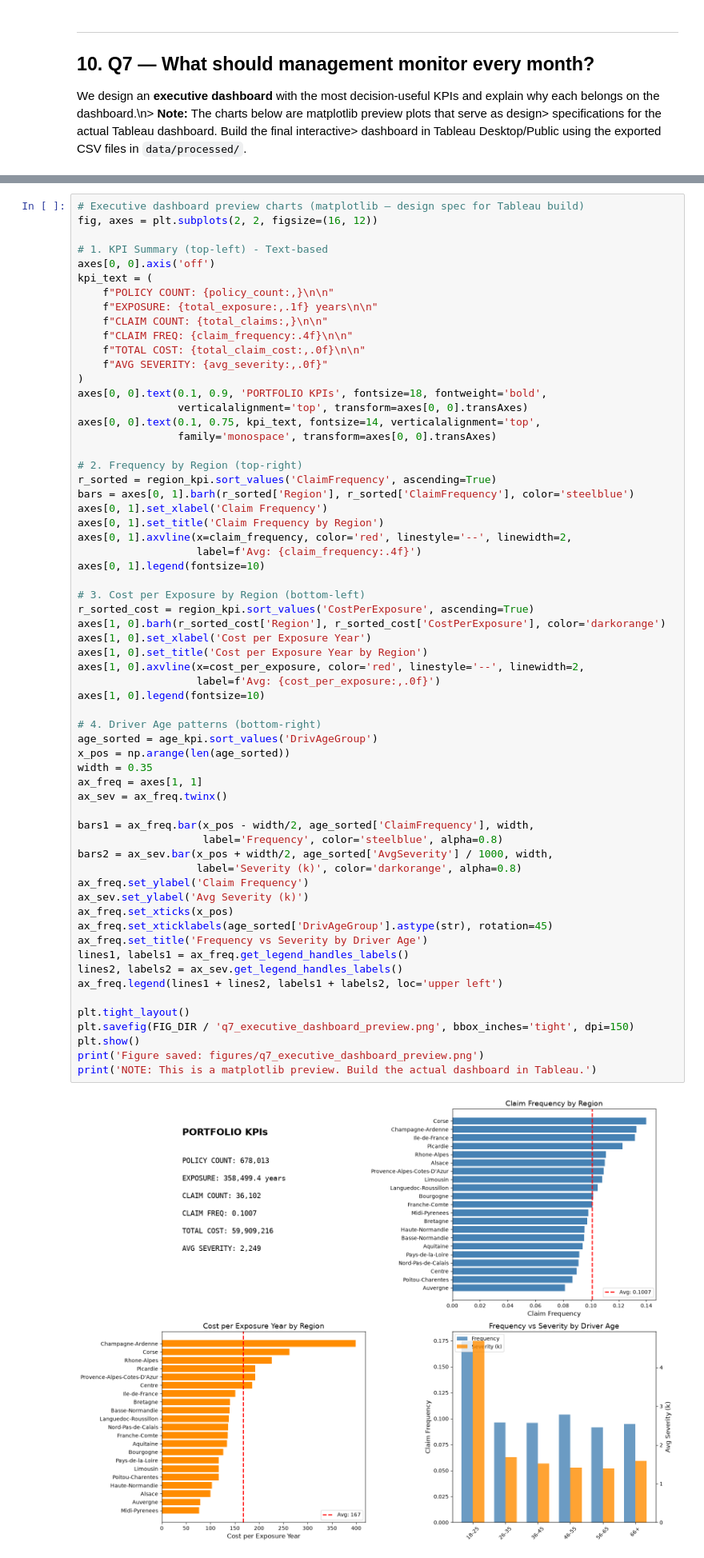
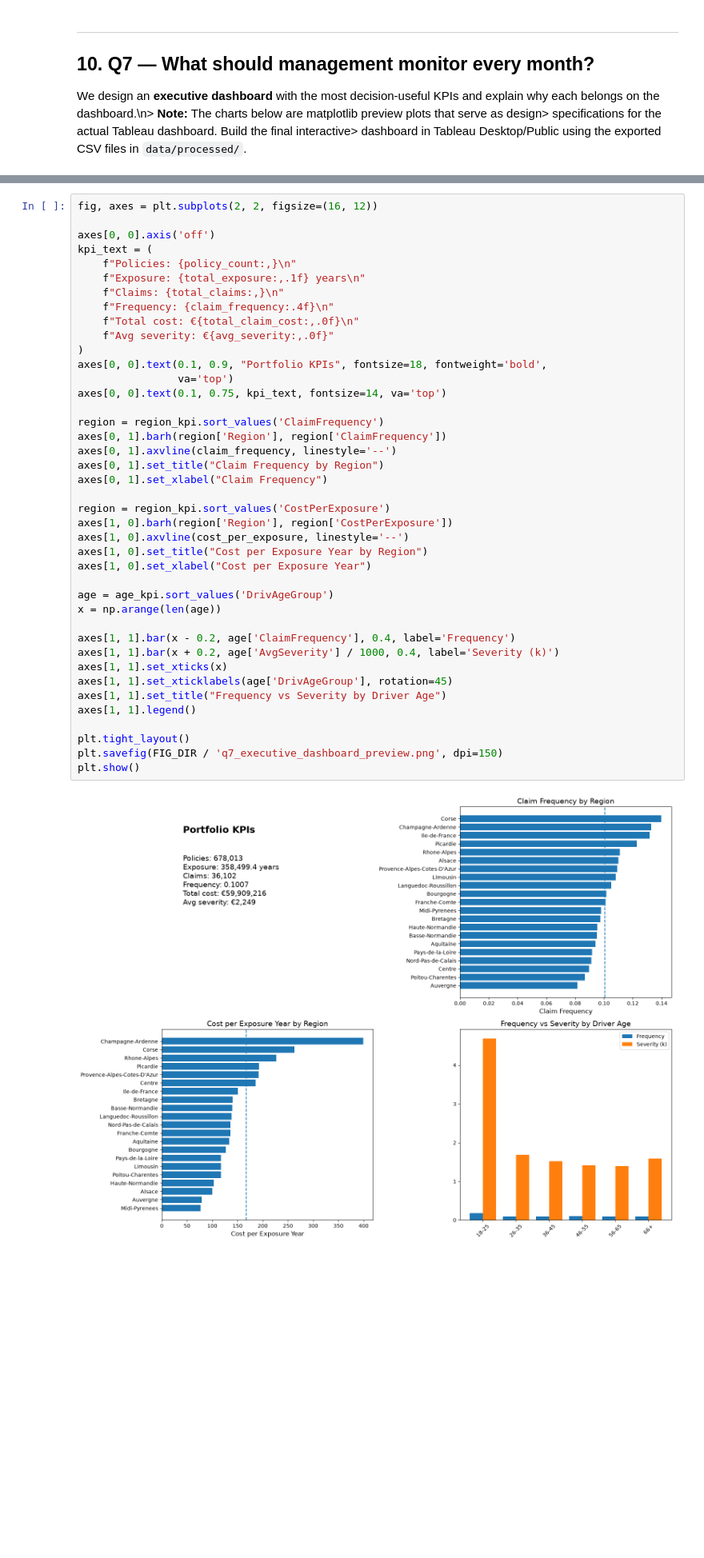
Before and after one commit to AradPilevarJavid/studybuild-data-analysis-, a Jupyter notebook: notebooks/analysis.ipynb, the cells around one changed output, grey strips where cells are left out. Shown at 80% size. Drawn from its saved outputs; the diff is of its cells as text; blank space fills up the shorter version.

```diff
--- a/notebooks/analysis.ipynb
+++ b/notebooks/analysis.ipynb
@@ -1135,64 +980,43 @@ DASHBOARD ACTIONS:
 # %%
-# Executive dashboard preview charts (matplotlib — design spec for Tableau build)
 fig, axes = plt.subplots(2, 2, figsize=(16, 12))
 
-# 1. KPI Summary (top-left) - Text-based
 axes[0, 0].axis('off')
 kpi_text = (
-    f"POLICY COUNT: {policy_count:,}\n\n"
-    f"EXPOSURE: {total_exposure:,.1f} years\n\n"
-    f"CLAIM COUNT: {total_claims:,}\n\n"
-    f"CLAIM FREQ: {claim_frequency:.4f}\n\n"
-    f"TOTAL COST: {total_claim_cost:,.0f}\n\n"
-    f"AVG SEVERITY: {avg_severity:,.0f}"
+    f"Policies: {policy_count:,}\n"
+    f"Exposure: {total_exposure:,.1f} years\n"
+    f"Claims: {total_claims:,}\n"
+    f"Frequency: {claim_frequency:.4f}\n"
+    f"Total cost: €{total_claim_cost:,.0f}\n"
+    f"Avg severity: €{avg_severity:,.0f}"
 )
-axes[0, 0].text(0.1, 0.9, 'PORTFOLIO KPIs', fontsize=18, fontweight='bold',
-                verticalalignment='top', transform=axes[0, 0].transAxes)
-axes[0, 0].text(0.1, 0.75, kpi_text, fontsize=14, verticalalignment='top',
-                family='monospace', transform=axes[0, 0].transAxes)
+axes[0, 0].text(0.1, 0.9, "Portfolio KPIs", fontsize=18, fontweight='bold',
+                va='top')
+axes[0, 0].text(0.1, 0.75, kpi_text, fontsize=14, va='top')
 
-# 2. Frequency by Region (top-right)
-r_sorted = region_kpi.sort_values('ClaimFrequency', ascending=True)
-bars = axes[0, 1].barh(r_sorted['Region'], r_sorted['ClaimFrequency'], color='steelblue')
-axes[0, 1].set_xlabel('Claim Frequency')
-axes[0, 1].set_title('Claim Frequency by Region')
-axes[0, 1].axvline(x=claim_frequency, color='red', linestyle='--', linewidth=2,
-                   label=f'Avg: {claim_frequency:.4f}')
-axes[0, 1].legend(fontsize=10)
+region = region_kpi.sort_values('ClaimFrequency')
+axes[0, 1].barh(region['Region'], region['ClaimFrequency'])
+axes[0, 1].axvline(claim_frequency, linestyle='--')
+axes[0, 1].set_title("Claim Frequency by Region")
+axes[0, 1].set_xlabel("Claim Frequency")
 
-# 3. Cost per Exposure by Region (bottom-left)
-r_sorted_cost = region_kpi.sort_values('CostPerExposure', ascending=True)
-axes[1, 0].barh(r_sorted_cost['Region'], r_sorted_cost['CostPerExposure'], color='darkorange')
-axes[1, 0].set_xlabel('Cost per Exposure Year')
-axes[1, 0].set_title('Cost per Exposure Year by Region')
-axes[1, 0].axvline(x=cost_per_exposure, color='red', linestyle='--', linewidth=2,
-                   label=f'Avg: {cost_per_exposure:,.0f}')
-axes[1, 0].legend(fontsize=10)
+region = region_kpi.sort_values('CostPerExposure')
+axes[1, 0].barh(region['Region'], region['CostPerExposure'])
+axes[1, 0].axvline(cost_per_exposure, linestyle='--')
+axes[1, 0].set_title("Cost per Exposure Year by Region")
+axes[1, 0].set_xlabel("Cost per Exposure Year")
 
-# 4. Driver Age patterns (bottom-right)
-age_sorted = age_kpi.sort_values('DrivAgeGroup')
-x_pos = np.arange(len(age_sorted))
-width = 0.35
-ax_freq = axes[1, 1]
-ax_sev = ax_freq.twinx()
+age = age_kpi.sort_values('DrivAgeGroup')
+x = np.arange(len(age))
 
-bars1 = ax_freq.bar(x_pos - width/2, age_sorted['ClaimFrequency'], width,
-                    label='Frequency', color='steelblue', alpha=0.8)
-bars2 = ax_sev.bar(x_pos + width/2, age_sorted['AvgSeverity'] / 1000, width,
-                   label='Severity (k)', color='darkorange', alpha=0.8)
-ax_freq.set_ylabel('Claim Frequency')
-ax_sev.set_ylabel('Avg Severity (k)')
-ax_freq.set_xticks(x_pos)
-ax_freq.set_xticklabels(age_sorted['DrivAgeGroup'].astype(str), rotation=45)
-ax_freq.set_title('Frequency vs Severity by Driver Age')
-lines1, labels1 = ax_freq.get_legend_handles_labels()
-lines2, labels2 = ax_sev.get_legend_handles_labels()
-ax_freq.legend(lines1 + lines2, labels1 + labels2, loc='upper left')
+axes[1, 1].bar(x - 0.2, age['ClaimFrequency'], 0.4, label='Frequency')
+axes[1, 1].bar(x + 0.2, age['AvgSeverity'] / 1000, 0.4, label='Severity (k)')
+axes[1, 1].set_xticks(x)
+axes[1, 1].set_xticklabels(age['DrivAgeGroup'], rotation=45)
+axes[1, 1].set_title("Frequency vs Severity by Driver Age")
+axes[1, 1].legend()
 
 plt.tight_layout()
-plt.savefig(FIG_DIR / 'q7_executive_dashboard_preview.png', bbox_inches='tight', dpi=150)
+plt.savefig(FIG_DIR / 'q7_executive_dashboard_preview.png', dpi=150)
 plt.show()
-print('Figure saved: figures/q7_executive_dashboard_preview.png')
-print('NOTE: This is a matplotlib preview. Build the actual dashboard in Tableau.')
 # %% [output]
-[figure, old version]
+[figure, new version]
```
Also changed, not shown: parts of 17 cells of this notebook, 1 other file.
